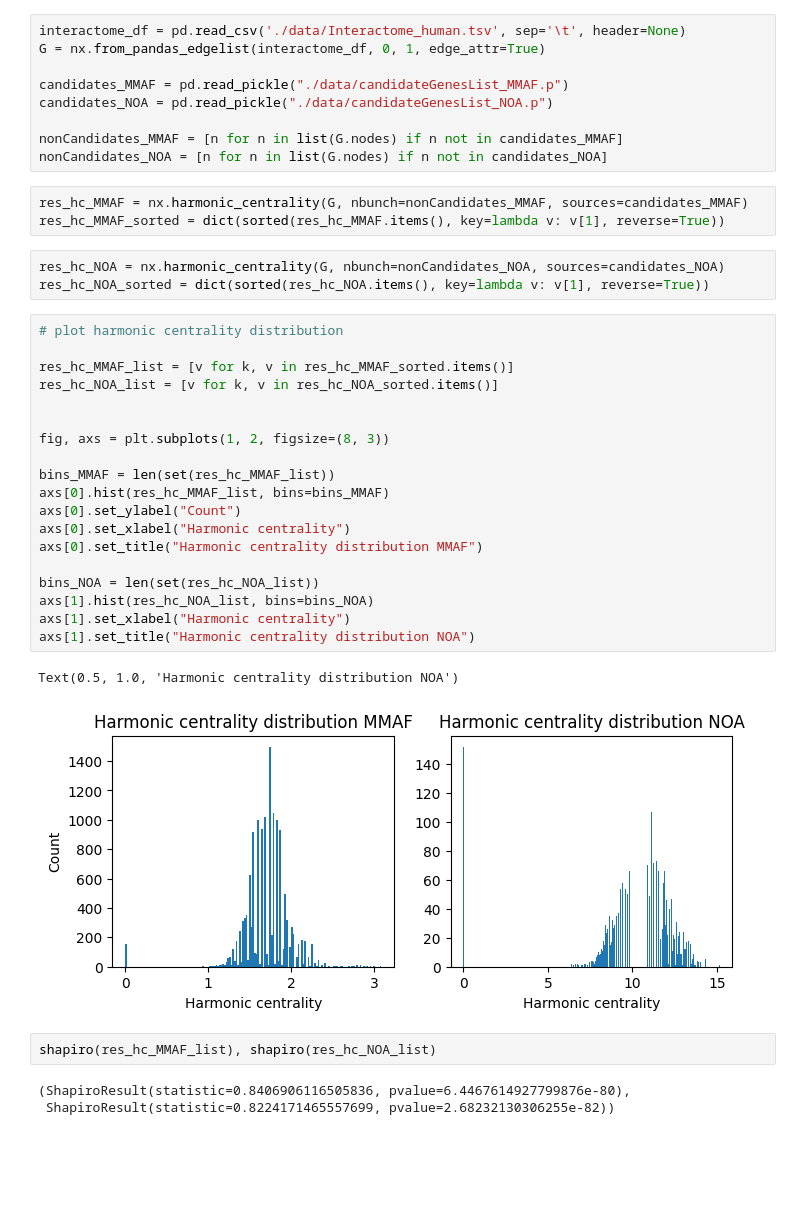
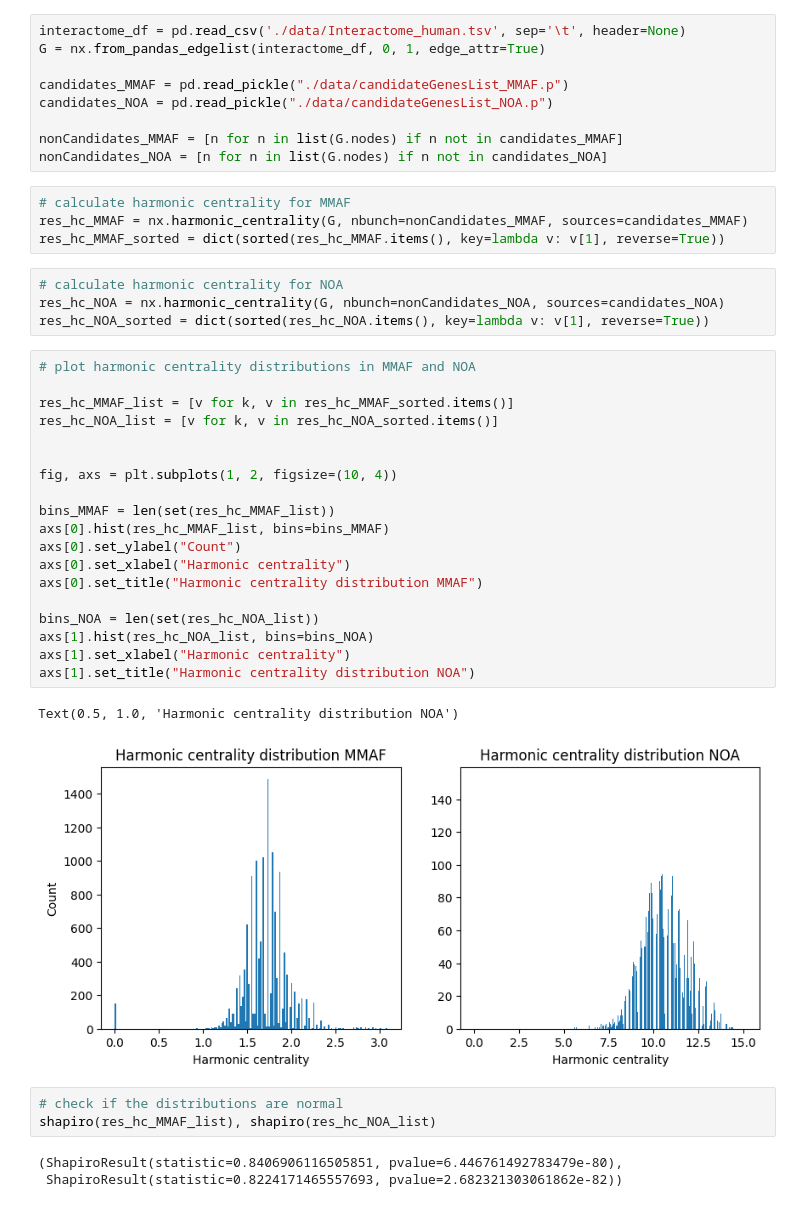
Before and after one commit to jjjk123/grexome-TIMC-Secondary-interactome, a Jupyter notebook: Interactome/test_harmonicCentrality.ipynb, the cells around one changed output. Saved outputs shown, nothing was run; the diff lists cells and outputs as text; blank space fills up the shorter version.

Commit message:
testing harmonic centrality

```diff
--- a/Interactome/test_harmonicCentrality.ipynb
+++ b/Interactome/test_harmonicCentrality.ipynb
@@ -16,36 +16,39 @@ candidates_NOA = pd.read_pickle("./data/candidateGenesList_NOA.p")
 nonCandidates_MMAF = [n for n in list(G.nodes) if n not in candidates_MMAF]
 nonCandidates_NOA = [n for n in list(G.nodes) if n not in candidates_NOA]
 # %%
+# calculate harmonic centrality for MMAF
 res_hc_MMAF = nx.harmonic_centrality(G, nbunch=nonCandidates_MMAF, sources=candidates_MMAF)
 res_hc_MMAF_sorted = dict(sorted(res_hc_MMAF.items(), key=lambda v: v[1], reverse=True))
 # %%
+# calculate harmonic centrality for NOA
 res_hc_NOA = nx.harmonic_centrality(G, nbunch=nonCandidates_NOA, sources=candidates_NOA)
 res_hc_NOA_sorted = dict(sorted(res_hc_NOA.items(), key=lambda v: v[1], reverse=True))
 # %%
-# plot harmonic centrality distribution
+# plot harmonic centrality distributions in MMAF and NOA
 
 res_hc_MMAF_list = [v for k, v in res_hc_MMAF_sorted.items()]
 res_hc_NOA_list = [v for k, v in res_hc_NOA_sorted.items()]
 
 
-fig, axs = plt.subplots(1, 2, figsize=(8, 3))
+fig, axs = plt.subplots(1, 2, figsize=(10, 4))
 
 bins_MMAF = len(set(res_hc_MMAF_list))
 axs[0].hist(res_hc_MMAF_list, bins=bins_MMAF)
 axs[0].set_ylabel("Count")
 axs[0].set_xlabel("Harmonic centrality")
 axs[0].set_title("Harmonic centrality distribution MMAF")
 
 bins_NOA = len(set(res_hc_NOA_list))
 axs[1].hist(res_hc_NOA_list, bins=bins_NOA)
 axs[1].set_xlabel("Harmonic centrality")
 axs[1].set_title("Harmonic centrality distribution NOA")
 # %% [output]
 Text(0.5, 1.0, 'Harmonic centrality distribution NOA')
-[figure, old version]
+[figure, new version]
-# %%
-shapiro(res_hc_MMAF_list), shapiro(res_hc_NOA_list)
-# %% [output]
-(ShapiroResult(statistic=0.8406906116505836, pvalue=6.4467614927799876e-80),
- ShapiroResult(statistic=0.8224171465557699, pvalue=2.68232130306255e-82))
+# %%
+# check if the distributions are normal
+shapiro(res_hc_MMAF_list), shapiro(res_hc_NOA_list)
+# %% [output]
+(ShapiroResult(statistic=0.8406906116505851, pvalue=6.446761492783479e-80),
+ ShapiroResult(statistic=0.8224171465557693, pvalue=2.682321303061862e-82))
 # %%
```
Also changed, not shown: parts of 34 cells of this notebook.
